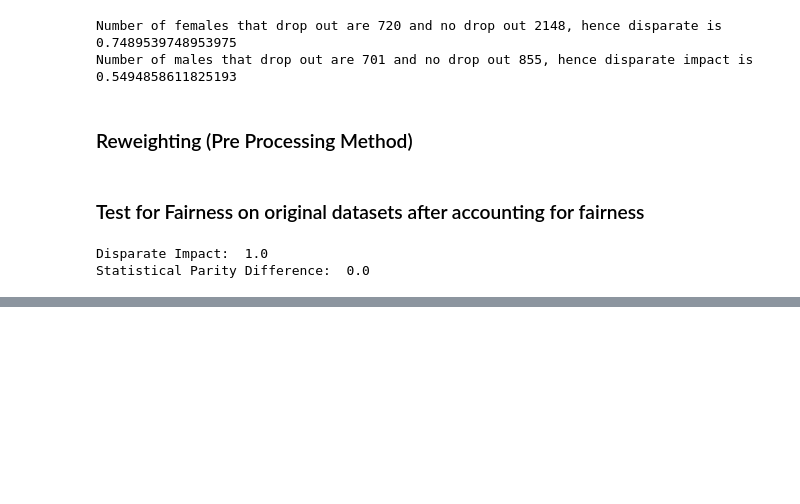
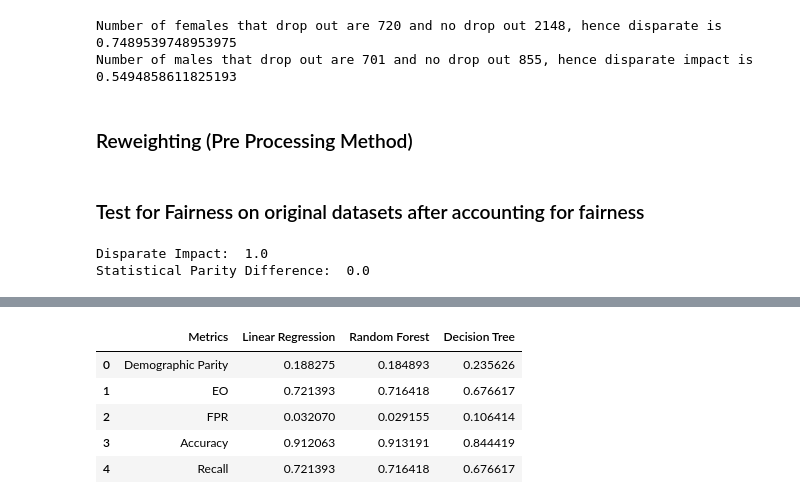
Before and after one commit to KANUBALAD/ML-Fairness-in-School-DropOut-, a Jupyter notebook: Notebooks/FairModels.ipynb, the cells around one changed output, grey strips where cells are left out. Saved outputs shown, nothing was run; the diff lists cells and outputs as text; code cells hidden in the pictures; blank space fills up the shorter version.

```diff
--- a/Notebooks/FairModels.ipynb
+++ b/Notebooks/FairModels.ipynb
@@ -93,0 +190,22 @@ Statistical Parity Difference:  0.0
+# %%
+
+# Define a dictionary for males
+malemodels_eval = {
+    "Metrics": ["Demographic Parity", "EO", "FPR", "Accuracy", "Recall"],
+    "Linear Regression": [maleLR_dp, maleLR_Eo, maleLR_fpr, maleLR_acc, maleLR_recall],
+    "Random Forest": [maleRF_dp, maleRF_Eo, maleRF_fpr, maleRF_acc, maleRF_recall],
+    "Decision Tree": [maleclf_dp, maleclf_Eo, malelf_fpr, maleclf_acc, maleclf_recall]
+}
+
+# Convert the dictionary to a pandas DataFrame
+male_eval_df = pd.DataFrame(malemodels_eval)
+
+# Display the DataFrame
+male_eval_df
+# %% [output]
+|  | Metrics | Linear Regression | Random Forest | Decision Tree |
+| 0 | Demographic Parity | 0.188275 | 0.184893 | 0.235626 |
+| 1 | EO | 0.721393 | 0.716418 | 0.676617 |
+| 2 | FPR | 0.032070 | 0.029155 | 0.106414 |
+| 3 | Accuracy | 0.912063 | 0.913191 | 0.844419 |
+| 4 | Recall | 0.721393 | 0.716418 | 0.676617 |
```
Also changed, not shown: parts of 13 cells of this notebook, 2 other files.
